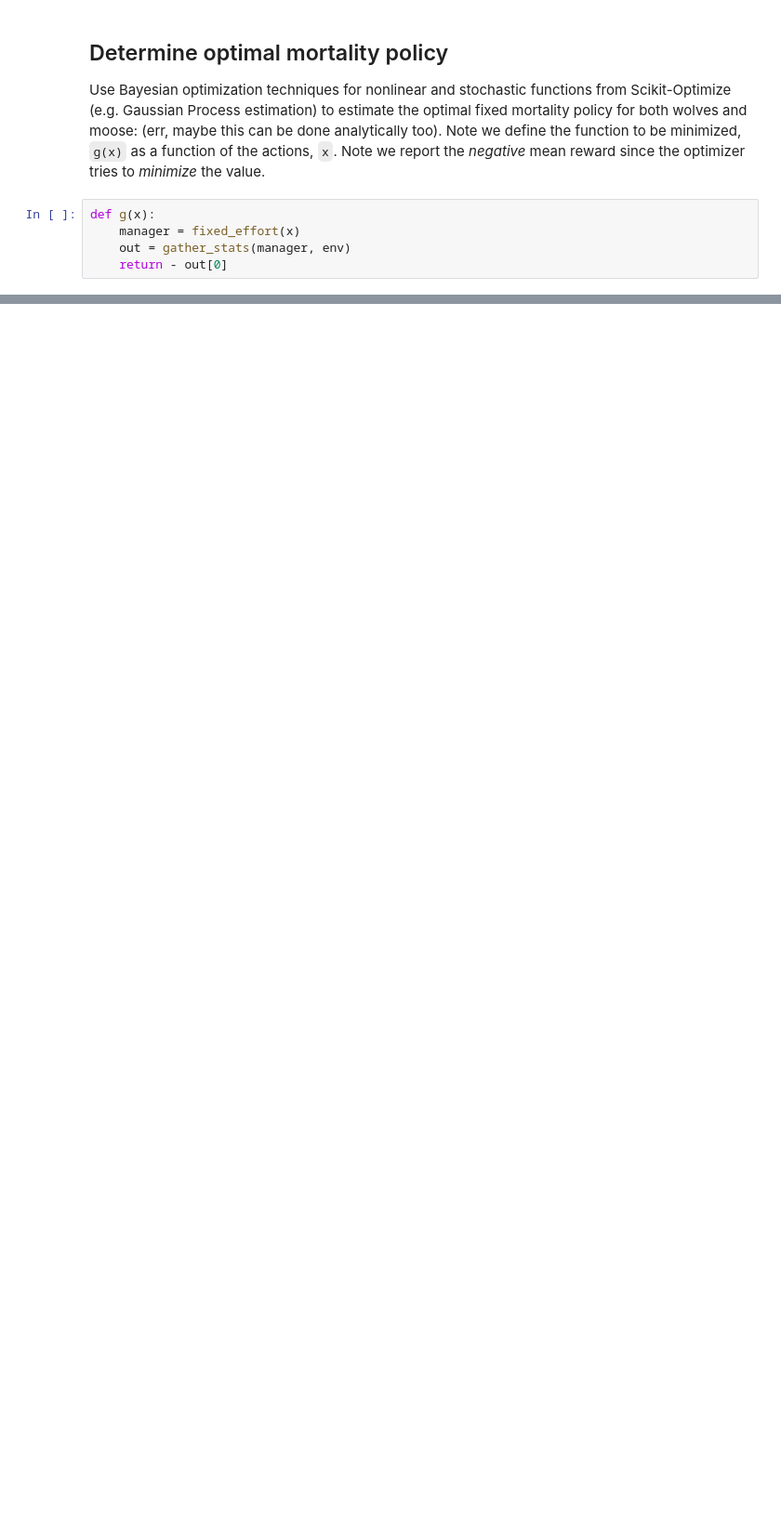
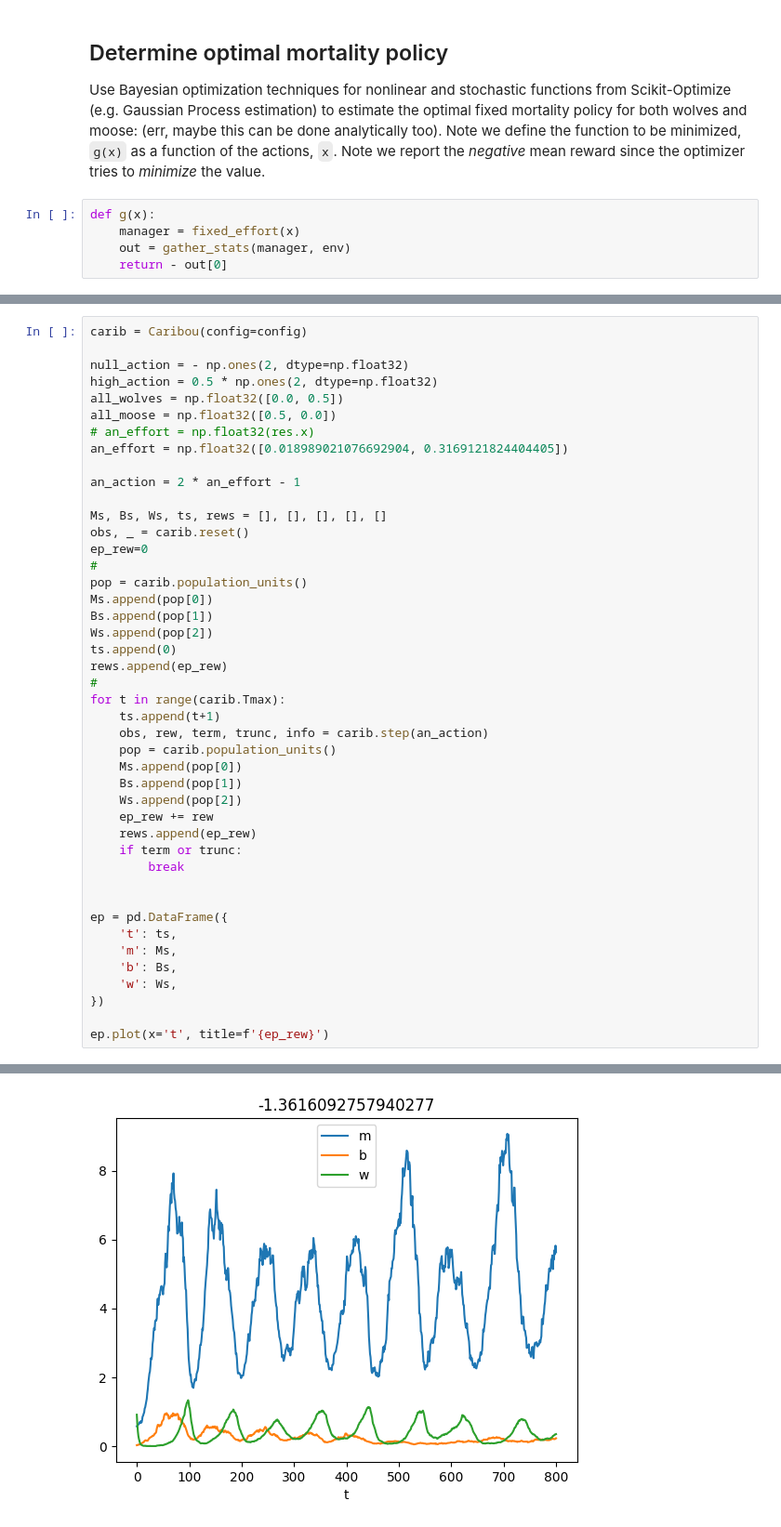
Before and after one commit to boettiger-lab/rl4caribou, a Jupyter notebook: notebooks/optimal-fixed-policy.ipynb, the cells around one changed output, grey strips where cells are left out. Shown: that part at 93% size. Saved outputs shown, nothing was run; the diff lists cells and outputs as text; blank space fills up the shorter version.

```diff
--- a/notebooks/optimal-fixed-policy.ipynb
+++ b/notebooks/optimal-fixed-policy.ipynb
@@ -107,0 +176,45 @@ Wall time: 3min 40s
+# %%
+carib = Caribou(config=config)
+
+null_action = - np.ones(2, dtype=np.float32)
+high_action = 0.5 * np.ones(2, dtype=np.float32)
+all_wolves = np.float32([0.0, 0.5])
+all_moose = np.float32([0.5, 0.0])
+# an_effort = np.float32(res.x)
+an_effort = np.float32([0.018989021076692904, 0.3169121824404405])
+
+an_action = 2 * an_effort - 1
+
+Ms, Bs, Ws, ts, rews = [], [], [], [], []
+obs, _ = carib.reset()
+ep_rew=0
+#
+pop = carib.population_units()
+Ms.append(pop[0])
+Bs.append(pop[1])
+Ws.append(pop[2])
+ts.append(0)
+rews.append(ep_rew)
+#
+for t in range(carib.Tmax):
+    ts.append(t+1)
+    obs, rew, term, trunc, info = carib.step(an_action)
+    pop = carib.population_units()
+    Ms.append(pop[0])
+    Bs.append(pop[1])
+    Ws.append(pop[2])
+    ep_rew += rew
+    rews.append(ep_rew)
+    if term or trunc:
+        break
+
+
+ep = pd.DataFrame({
+    't': ts,
+    'm': Ms,
+    'b': Bs,
+    'w': Ws,
+})
+
+ep.plot(x='t', title=f'{ep_rew}')
+# %% [output]
@@ -107,0 +222 @@ Wall time: 3min 40s
+[figure, added]
```
Also changed, not shown: parts of 12 cells of this notebook.
